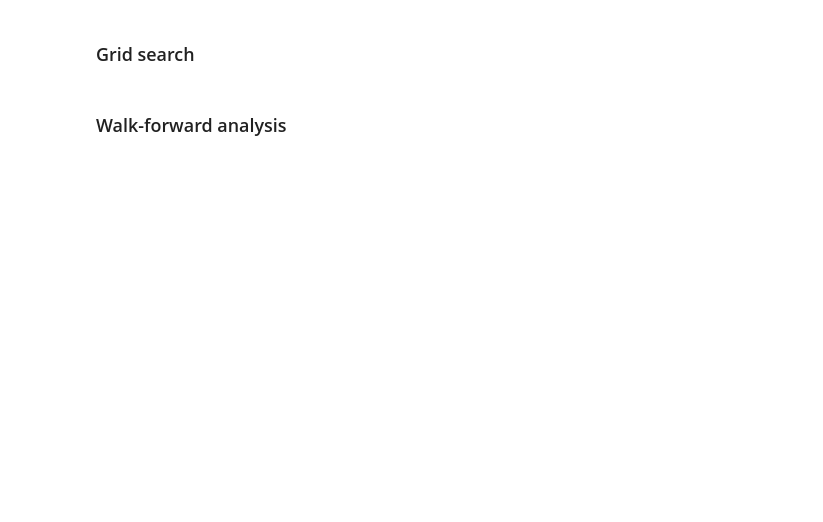
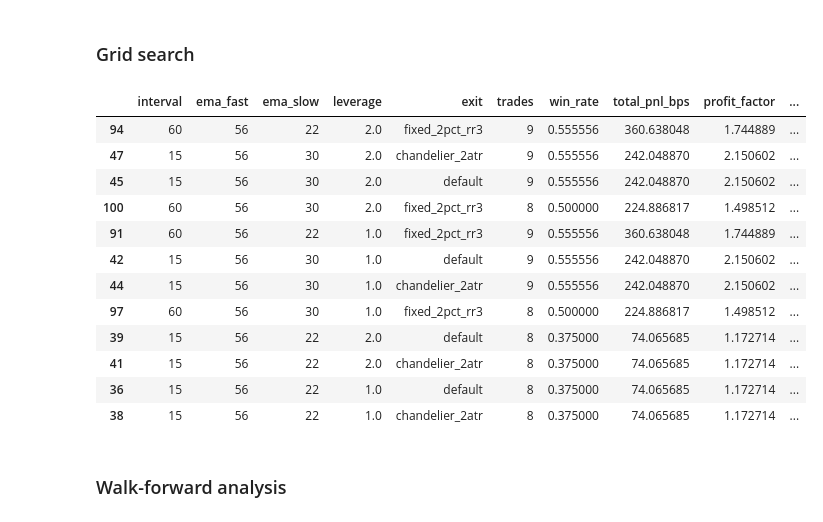
Before and after one commit to Galina-Makarchuk/crypto_strategies, a Jupyter notebook: strategy_notebooks/ema_rsi.ipynb, the cells around one changed output. Cells and saved outputs as stored; diff of their text form; code cells hidden in the pictures; blank space fills up the shorter version.

```diff
--- a/strategy_notebooks/ema_rsi.ipynb
+++ b/strategy_notebooks/ema_rsi.ipynb
@@ -68,7 +68,7 @@ import plotly.express as px
 # Automatic config: project-wide defaults defined by the three configurators.
 # Override any of them in the manual chapter below; leave its dicts empty to stay automatic.
 DATA_CONFIG     = ACTIVE              # engine/data_configurator.py     (DataSpec)
-STRATEGY_CONFIG = StrategyConfig()    # engine/strategy_configurator.py (signal knobs)
+STRATEGY_CONFIG = params_for("ema")   # engine/strategy_configurator.py (EmaParams — this notebook's family)
 TRADING_CONFIG  = ACTIVE_TRADE        # engine/trade_configurator.py    (TradingConfig)
 EXIT_POLICY     = None                # None -> each strategy's assigned default (exit_policy_for)
 # %% [markdown]
@@ -152,17 +183,31 @@ build_chart(
 # %%
 # Full grid search — Cartesian product across any of the four dimensions.
 # Each grid is optional: uncomment the ones you want to sweep, leave the rest commented to hold them fixed.
 # Row count = |strategy| × |trade| × |exit| × |data|, so keep grids tight.
 # Rank by total_return_pct: pnl_bps is sizing-invariant, so trade-knob sweeps only move equity.
 gs = grid_search(
     STRATEGY,
-    # strategy_grid={"ema_fast": [5, 9, 13, 17], "ema_slow": [20, 30, 40, 50]},
-    # trade_grid={"leverage": [1.0, 2.0]},
-    # exit_grid=[None, "fixed_2pct_rr3", "chandelier_2atr"],
-    # data_grid={"interval": ["15", "60"]},   # reloads per spec
+     strategy_grid={"ema_fast": [19, 21, 56], "ema_slow": [22, 30, 76]},
+     trade_grid={"leverage": [1.0, 2.0]},
+     exit_grid=[None, "fixed_2pct_rr3", "chandelier_2atr"],
+     data_grid={"interval": ["15", "60"]},   # reloads per spec
     base_config=STRATEGY_CONFIG, base_trading=TRADING_CONFIG, base_data=DATA_CONFIG,
 )
 gs.sort_values("total_return_pct", ascending=False).head(12)
+# %% [output]
+|  | interval | ema_fast | ema_slow | leverage | exit | trades | win_rate | total_pnl_bps | profit_factor | ... |
+| 94 | 60 | 56 | 22 | 2.0 | fixed_2pct_rr3 | 9 | 0.555556 | 360.638048 | 1.744889 | ... |
+| 47 | 15 | 56 | 30 | 2.0 | chandelier_2atr | 9 | 0.555556 | 242.048870 | 2.150602 | ... |
+| 45 | 15 | 56 | 30 | 2.0 | default | 9 | 0.555556 | 242.048870 | 2.150602 | ... |
+| 100 | 60 | 56 | 30 | 2.0 | fixed_2pct_rr3 | 8 | 0.500000 | 224.886817 | 1.498512 | ... |
+| 91 | 60 | 56 | 22 | 1.0 | fixed_2pct_rr3 | 9 | 0.555556 | 360.638048 | 1.744889 | ... |
+| 42 | 15 | 56 | 30 | 1.0 | default | 9 | 0.555556 | 242.048870 | 2.150602 | ... |
+| 44 | 15 | 56 | 30 | 1.0 | chandelier_2atr | 9 | 0.555556 | 242.048870 | 2.150602 | ... |
+| 97 | 60 | 56 | 30 | 1.0 | fixed_2pct_rr3 | 8 | 0.500000 | 224.886817 | 1.498512 | ... |
+| 39 | 15 | 56 | 22 | 2.0 | default | 8 | 0.375000 | 74.065685 | 1.172714 | ... |
+| 41 | 15 | 56 | 22 | 2.0 | chandelier_2atr | 8 | 0.375000 | 74.065685 | 1.172714 | ... |
+| 36 | 15 | 56 | 22 | 1.0 | default | 8 | 0.375000 | 74.065685 | 1.172714 | ... |
+| 38 | 15 | 56 | 22 | 1.0 | chandelier_2atr | 8 | 0.375000 | 74.065685 | 1.172714 | ... |
 # %%
 # HEATMAP_METRIC is a configurable knob:
 # flip between Sharpe / P&L / profit_factor / any grid_search column without editing the plot.
```
Also changed, not shown: parts of 9 cells of this notebook, 48 other files.
